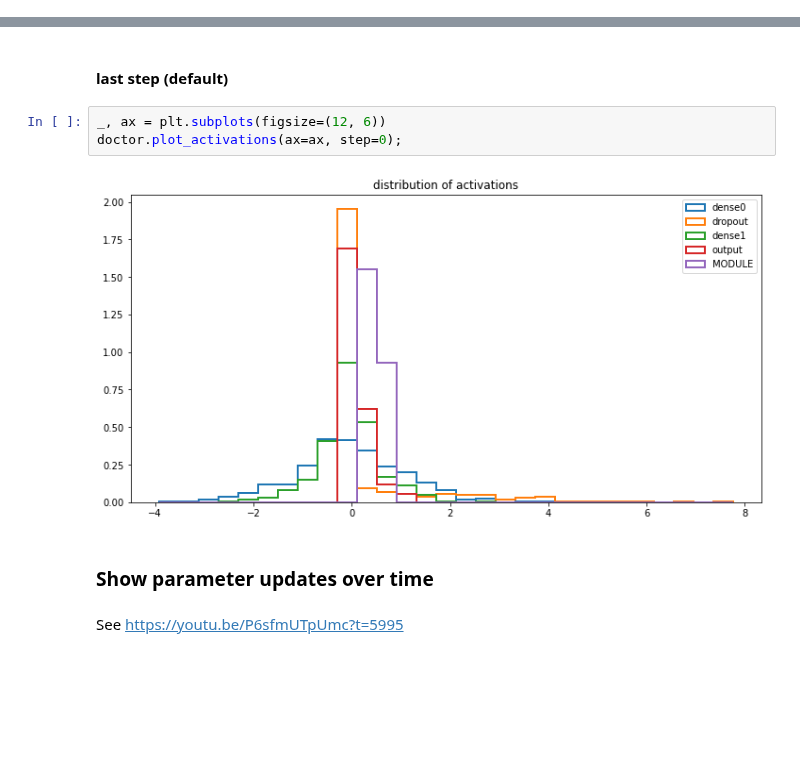
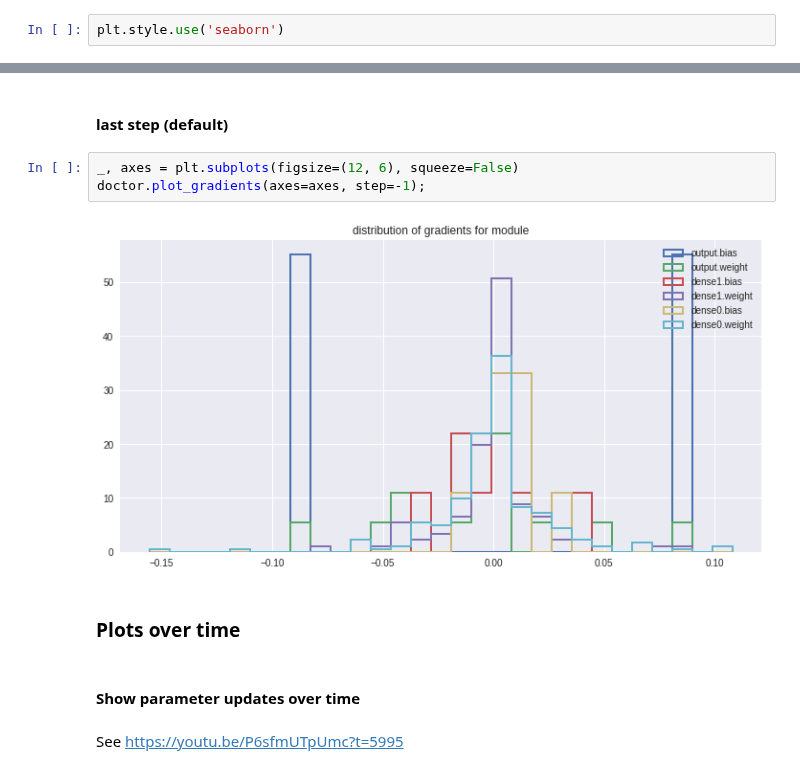
Before and after one commit to skorch-dev/skorch, a Jupyter notebook: notebooks/skorch_doctor.ipynb, the cells around one changed output, grey strips where cells are left out. Saved outputs shown, nothing was run; the diff lists cells and outputs as text; blank space fills up the shorter version.

```diff
--- a/notebooks/skorch_doctor.ipynb
+++ b/notebooks/skorch_doctor.ipynb
@@ -28,5 +24,7 @@ from skorch.callbacks import Callback
 # %%
 torch.manual_seed(0)
 torch.cuda.manual_seed(0)
+# %%
+plt.style.use('seaborn')
 # %% [markdown]
 ## New code
@@ -447,11 +230,13 @@ doctor.plot_gradients(ax=ax, step=0);
 # %% [markdown]
 #### last step (default)
 # %%
-_, ax = plt.subplots(figsize=(12, 6))
-doctor.plot_activations(ax=ax, step=0);
+_, axes = plt.subplots(figsize=(12, 6), squeeze=False)
+doctor.plot_gradients(axes=axes, step=-1);
 # %% [output]
-[figure, old version]
+[figure, new version]
+# %% [markdown]
+### Plots over time
 # %% [markdown]
-### Show parameter updates over time
+#### Show parameter updates over time
 # %% [markdown]
 See https://youtu.be/P6sfmUTpUmc?t=5995
```
Also changed, not shown: parts of 47 cells of this notebook, 2 other files.
